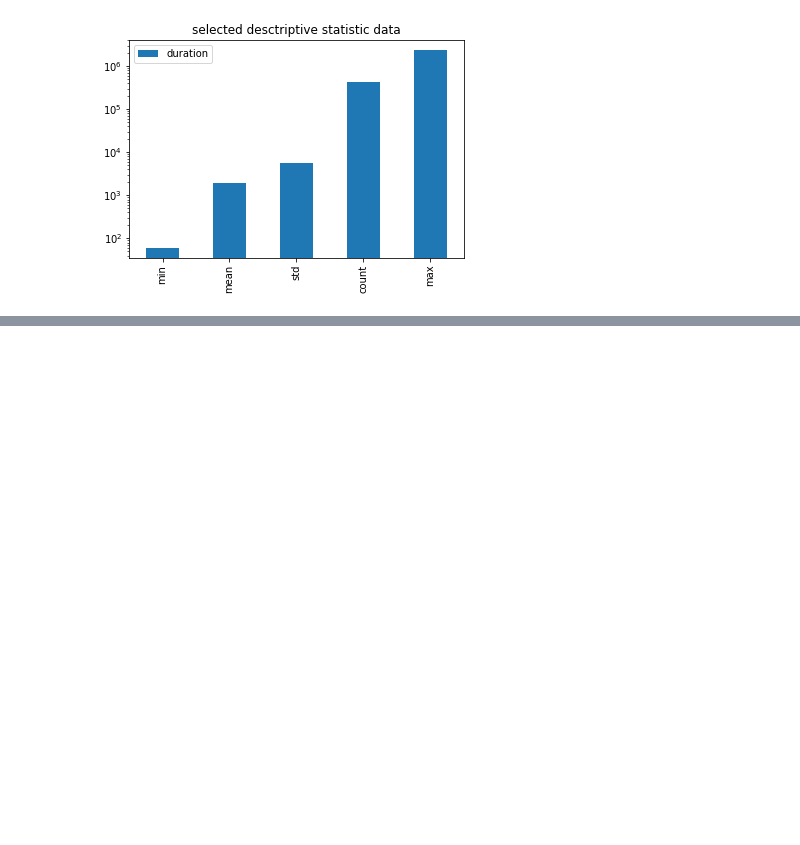
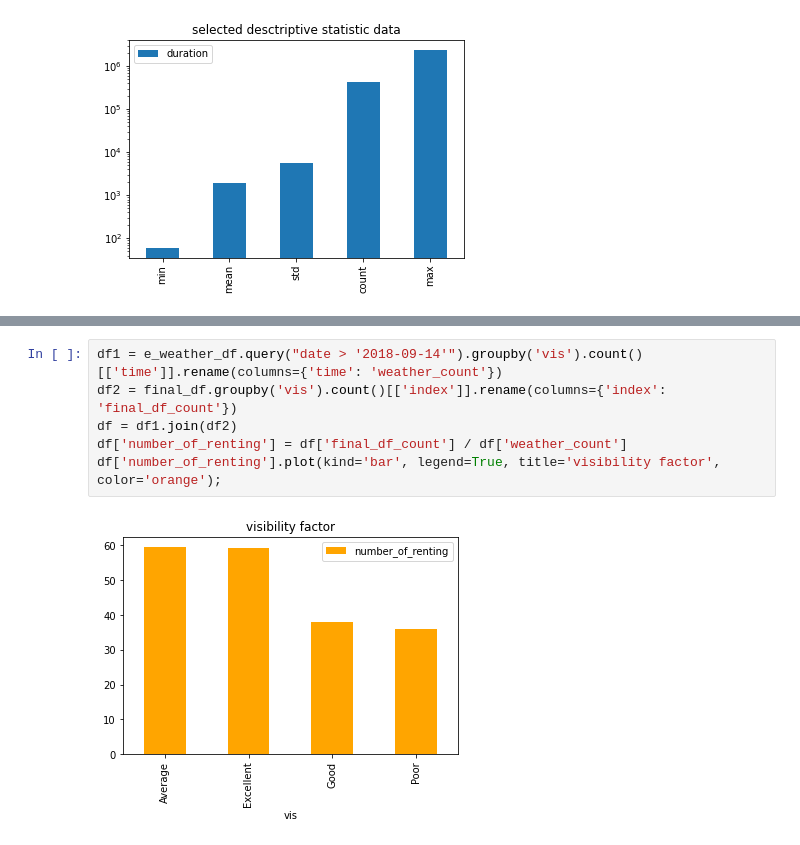
Before and after one commit to carlos108108/Just_Eat_Cycles_project, a Jupyter notebook: Edinburgh.ipynb, the cells around one changed output, grey strips where cells are left out. Cells and saved outputs as stored; diff of their text form; blank space fills up the shorter version.

```diff
--- a/Edinburgh.ipynb
+++ b/Edinburgh.ipynb
@@ -113,0 +119,8 @@ final_df.head()
+# %%
+df1 = e_weather_df.query("date > '2018-09-14'").groupby('vis').count()[['time']].rename(columns={'time': 'weather_count'})
+df2 = final_df.groupby('vis').count()[['index']].rename(columns={'index': 'final_df_count'})
+df = df1.join(df2)
+df['number_of_renting'] = df['final_df_count'] / df['weather_count']
+df['number_of_renting'].plot(kind='bar', legend=True, title='visibility factor', color='orange');
+# %% [output]
+[figure, added]
```
Also changed, not shown: parts of 21 cells of this notebook.
